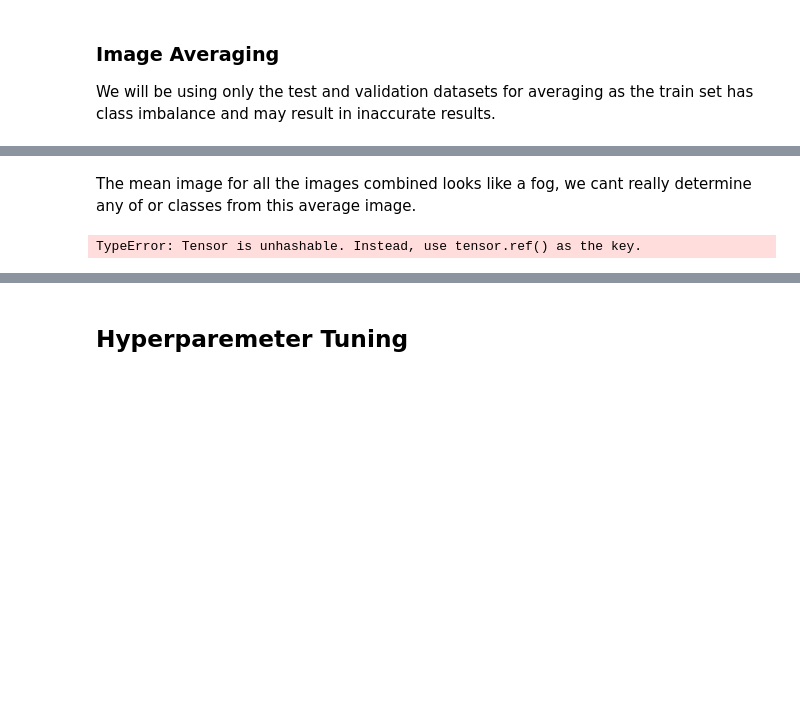
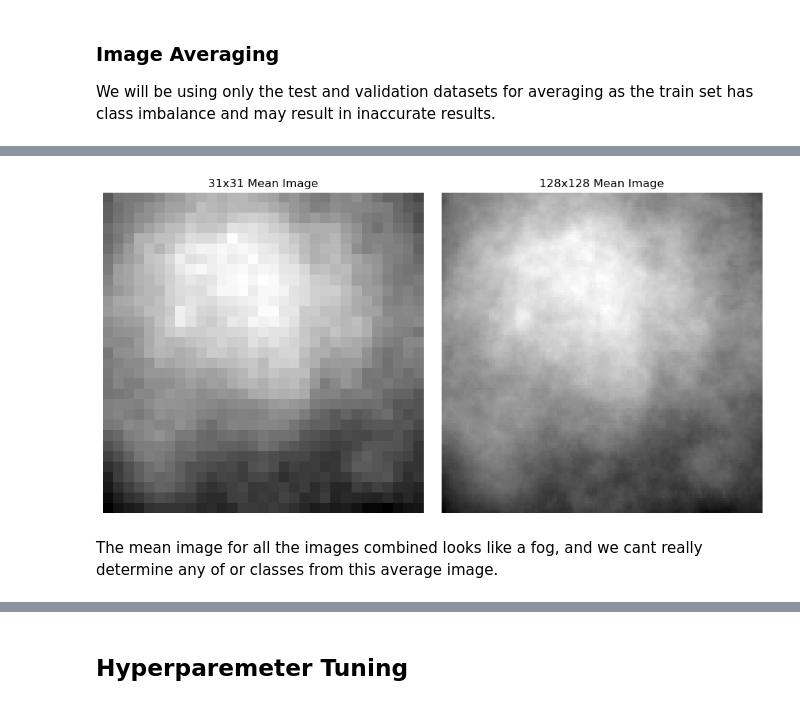
Before and after one commit to errnasty/Connvolution-and-Recurrent-Neural-Networks, a Jupyter notebook: CNN.ipynb, the cells around one changed output, grey strips where cells are left out. Drawn from its saved outputs; the diff is of its cells as text; code cells hidden in the pictures; blank space fills up the shorter version.

```diff
--- a/CNN.ipynb
+++ b/CNN.ipynb
@@ -334,30 +340,21 @@ Standard Deviation: 55.49623592897191
 ### Image Averaging
 We will be using only the test and validation datasets for averaging as the train set has class imbalance and may result in inaccurate results.
 # %%
-def calculate_mean_image(datasets,image_size,title):
+def calculate_mean_image(datasets, image_size, title):
     pixel_sum = np.zeros((image_size[0], image_size[1]), dtype=np.float64)
     num_images = 0
     mean_images = np.zeros((image_size[0], image_size[1]), dtype=np.float64)
+
     for dataset in datasets:
         for images, _ in dataset:
             for image in images:
                 pixel_sum += np.squeeze(image, axis=-1)
                 num_images += 1
 
-        # Calculate the mean image
-        mean_image = pixel_sum / num_images
-        mean_images = mean_images + mean_image
+    # Calculate the mean image
+    mean_image = pixel_sum / num_images
+    mean_images = mean_images + mean_image
 
     mean_images = mean_images / len(datasets)
 
-    plt.imshow(mean_images, cmap='gray')
-    plt.title(title)
-    plt.axis("off")
-    plt.show()
-    return
-
-image_size_31 = (31, 31)
-image_size_128 = (128, 128)
-
-calculate_mean_image([dataset_test_31,dataset_validation_31],image_size_31,'Average Mean Image (31x31)')
-calculate_mean_image([dataset_test_128,dataset_validation_128],image_size_128,'Average Mean Image (128x128)')
+    return mean_images
@@ -367,32 +361,22 @@ calculate_mean_image([dataset_test_128,dataset_validation_128],image_size_128,'A
+# %%
+image_size_31 = (31, 31)
+image_size_128 = (128, 128)
+
+mean_image_31 = calculate_mean_image([dataset_test_31, dataset_validation_31], image_size_31, 'Average Mean Image (31x31)')
+mean_image_128 = calculate_mean_image([dataset_test_128, dataset_validation_128], image_size_128, 'Average Mean Image (128x128)')
+
+plt.figure(figsize=(10, 5))
+plt.subplot(1, 2, 1)
+plt.imshow(mean_image_31, cmap='gray')
+plt.title('31x31 Mean Image')
+plt.axis("off")
+plt.subplot(1, 2, 2)
+plt.imshow(mean_image_128, cmap='gray')
+plt.title('128x128 Mean Image')
+plt.axis("off")
+plt.tight_layout()
+plt.show()
+# %% [output]
+[figure, added]
 # %% [markdown]
-The mean image for all the images combined looks like a fog, we cant really determine any of or classes from this average image.
+The mean image for all the images combined looks like a fog, and we cant really determine any of or classes from this average image.
-# %%
-def calculate_mean_images_by_class(dataset, image_size):
-    # Create a dictionary to store the mean images for each class
-    class_mean_images = {}
-    class_counts = {}
-
-    for images, labels in dataset:
-        for image, label in zip(images, labels):
-            # Get the label of the image
-
-            # Initialize the class_mean_image and class_counts if it doesn't exist
-            # if label not in class_mean_images:
-            #     class_mean_images[label] = np.zeros((image_size[0], image_size[1]), dtype=np.float64)
-            #     class_counts[label] = 0
-
-            # Update the mean image and count for the class
-            class_mean_images[label] += np.squeeze(image, axis=-1)
-            class_counts[label] += 1
-
-    # Calculate the mean image for each class
-    for label in class_mean_images:
-        class_mean_images[label] /= class_counts[label]
-
-    return class_mean_images
-
-# Example usage:
-# Assuming 'dataset' is a dataset with images and labels
-class_mean_images = calculate_mean_images_by_class(dataset_test_31, image_size_31)
-# %% [output]
-TypeError: Tensor is unhashable. Instead, use tensor.ref() as the key.
```
Also changed, not shown: parts of 23 cells of this notebook.
